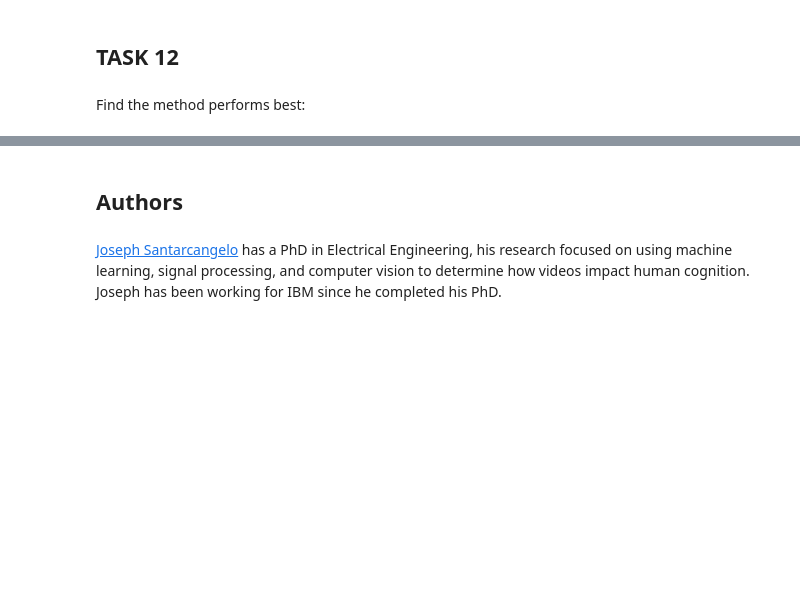
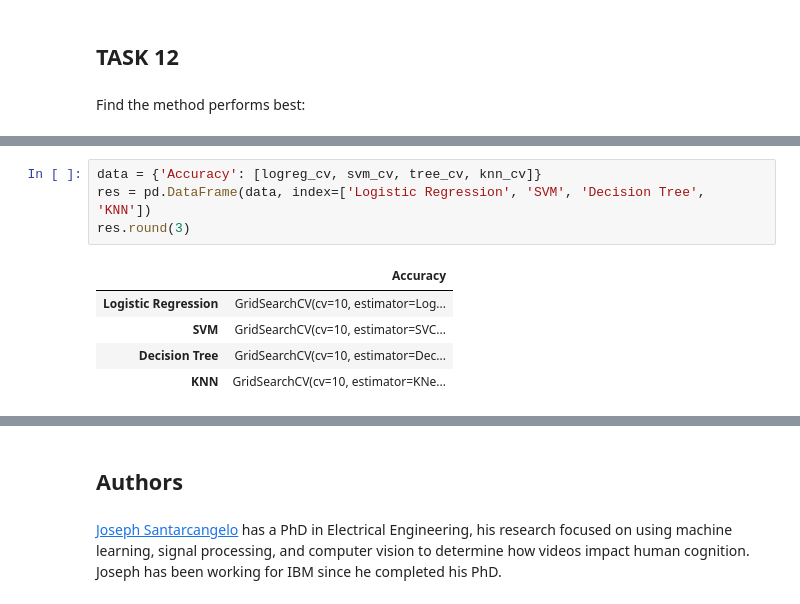
Before and after one commit to tanyalaird/Finalassignment_datascience, a Jupyter notebook: MachineLearningPrediction.ipynb, the cells around one changed output, grey strips where cells are left out. Cells and saved outputs as stored; diff of their text form; blank space fills up the shorter version.

```diff
--- a/MachineLearningPrediction.ipynb
+++ b/MachineLearningPrediction.ipynb
@@ -326 +326,11 @@ Accuracy for Decision tree method: 0.7222222222222222
 Accuracy for K nearsdt neighbors method: 0.8333333333333334
+# %%
+data = {'Accuracy': [logreg_cv, svm_cv, tree_cv, knn_cv]}
+res = pd.DataFrame(data, index=['Logistic Regression', 'SVM', 'Decision Tree', 'KNN'])
+res.round(3)
+# %% [output]
+|  | Accuracy |
+| Logistic Regression | GridSearchCV(cv=10, estimator=Log... |
+| SVM | GridSearchCV(cv=10, estimator=SVC... |
+| Decision Tree | GridSearchCV(cv=10, estimator=Dec... |
+| KNN | GridSearchCV(cv=10, estimator=KNe... |
```
Also changed, not shown: parts of 4 cells of this notebook.
